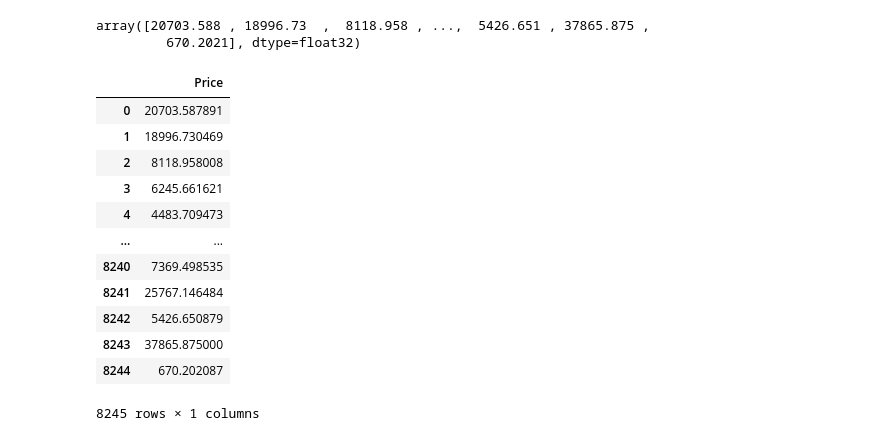
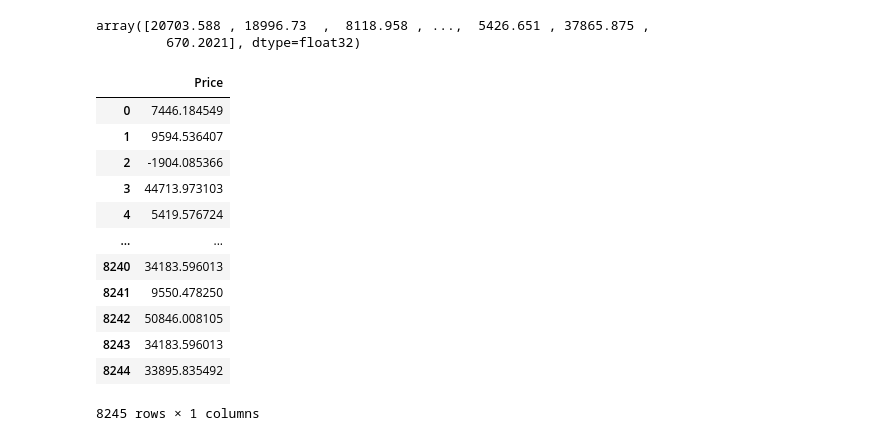
Before and after one commit to kashyapbarua/car-price-prediction, a Jupyter notebook: car-price-prediction.ipynb, the cells around one changed output. Drawn from its saved outputs; the diff is of its cells as text; code cells hidden in the pictures.

```diff
--- a/car-price-prediction.ipynb
+++ b/car-price-prediction.ipynb
@@ -1319,22 +1376,22 @@ test_predictions_xgb
 array([20703.588 , 18996.73  ,  8118.958 , ...,  5426.651 , 37865.875 ,
          670.2021], dtype=float32)
 # %%
-output = pd.DataFrame({'Price' : test_predictions_xgb})
+output = pd.DataFrame({'Price' : test_predictions})
 
 output
 # %% [output]
 |  | Price |
-| 0 | 20703.587891 |
-| 1 | 18996.730469 |
-| 2 | 8118.958008 |
-| 3 | 6245.661621 |
-| 4 | 4483.709473 |
+| 0 | 7446.184549 |
+| 1 | 9594.536407 |
+| 2 | -1904.085366 |
+| 3 | 44713.973103 |
+| 4 | 5419.576724 |
 | ... | ... |
-| 8240 | 7369.498535 |
-| 8241 | 25767.146484 |
-| 8242 | 5426.650879 |
-| 8243 | 37865.875000 |
-| 8244 | 670.202087 |
+| 8240 | 34183.596013 |
+| 8241 | 9550.478250 |
+| 8242 | 50846.008105 |
+| 8243 | 34183.596013 |
+| 8244 | 33895.835492 |
 8245 rows × 1 columns
 # %%
 output.to_csv('./my_submission_file.csv', index=False)
```
Also changed, not shown: parts of 5 cells of this notebook.
